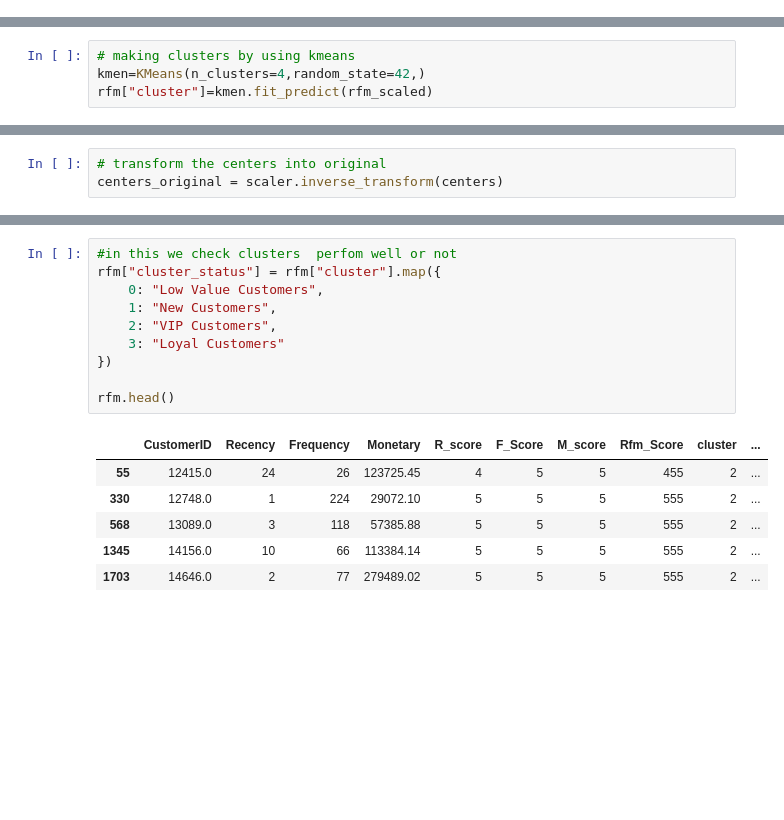
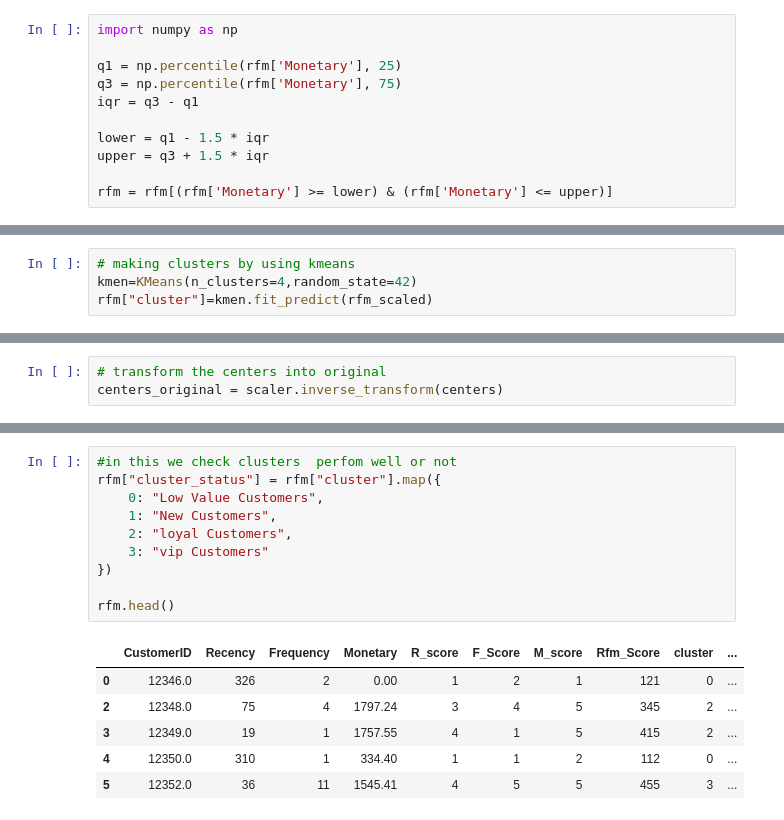
Before and after one commit to sachinrawat6264384464/Machine-Learning-Projects-Bigner-To-Advanced-Journey-Start-, a Jupyter notebook: online Retail k-means.ipynb, the cells around one changed output, grey strips where cells are left out. Cells and saved outputs as stored; diff of their text form; blank space fills up the shorter version.

```diff
--- a/online Retail k-means.ipynb
+++ b/online Retail k-means.ipynb
@@ -104,6 +104,17 @@ print(rfm.head())
 2     12348.0       75          4   1797.24
 3     12349.0       19          1   1757.55
 4     12350.0      310          1    334.40
+# %%
+import numpy as np
+
+q1 = np.percentile(rfm['Monetary'], 25)
+q3 = np.percentile(rfm['Monetary'], 75)
+iqr = q3 - q1
+
+lower = q1 - 1.5 * iqr
+upper = q3 + 1.5 * iqr
+
+rfm = rfm[(rfm['Monetary'] >= lower) & (rfm['Monetary'] <= upper)]
 # %%
 # check the top customers based on monetary value in ascending order
 rfm["Monetary"].sort_values(ascending=False).head()
@@ -171,7 +182,7 @@ plt.show()
 [figure]
 # %%
 # making clusters by using kmeans
-kmen=KMeans(n_clusters=4,random_state=42,)
+kmen=KMeans(n_clusters=4,random_state=42)
 rfm["cluster"]=kmen.fit_predict(rfm_scaled)
 # %%
 # just find the score in this show that how cluster perform
@@ -217,17 +228,17 @@ plt.show()
 # %%
 #in this we check clusters  perfom well or not
 rfm["cluster_status"] = rfm["cluster"].map({
     0: "Low Value Customers",
     1: "New Customers",
-    2: "VIP Customers",
-    3: "Loyal Customers"
+    2: "loyal Customers",
+    3: "vip Customers"
 })
 
 rfm.head()
 # %% [output]
 |  | CustomerID | Recency | Frequency | Monetary | R_score | F_Score | M_score | Rfm_Score | cluster | ... |
-| 55 | 12415.0 | 24 | 26 | 123725.45 | 4 | 5 | 5 | 455 | 2 | ... |
-| 330 | 12748.0 | 1 | 224 | 29072.10 | 5 | 5 | 5 | 555 | 2 | ... |
-| 568 | 13089.0 | 3 | 118 | 57385.88 | 5 | 5 | 5 | 555 | 2 | ... |
-| 1345 | 14156.0 | 10 | 66 | 113384.14 | 5 | 5 | 5 | 555 | 2 | ... |
-| 1703 | 14646.0 | 2 | 77 | 279489.02 | 5 | 5 | 5 | 555 | 2 | ... |
+| 0 | 12346.0 | 326 | 2 | 0.00 | 1 | 2 | 1 | 121 | 0 | ... |
+| 2 | 12348.0 | 75 | 4 | 1797.24 | 3 | 4 | 5 | 345 | 2 | ... |
+| 3 | 12349.0 | 19 | 1 | 1757.55 | 4 | 1 | 5 | 415 | 2 | ... |
+| 4 | 12350.0 | 310 | 1 | 334.40 | 1 | 1 | 2 | 112 | 0 | ... |
+| 5 | 12352.0 | 36 | 11 | 1545.41 | 4 | 5 | 5 | 455 | 3 | ... |
```
Also changed, not shown: parts of 5 cells of this notebook, 2 other files.
